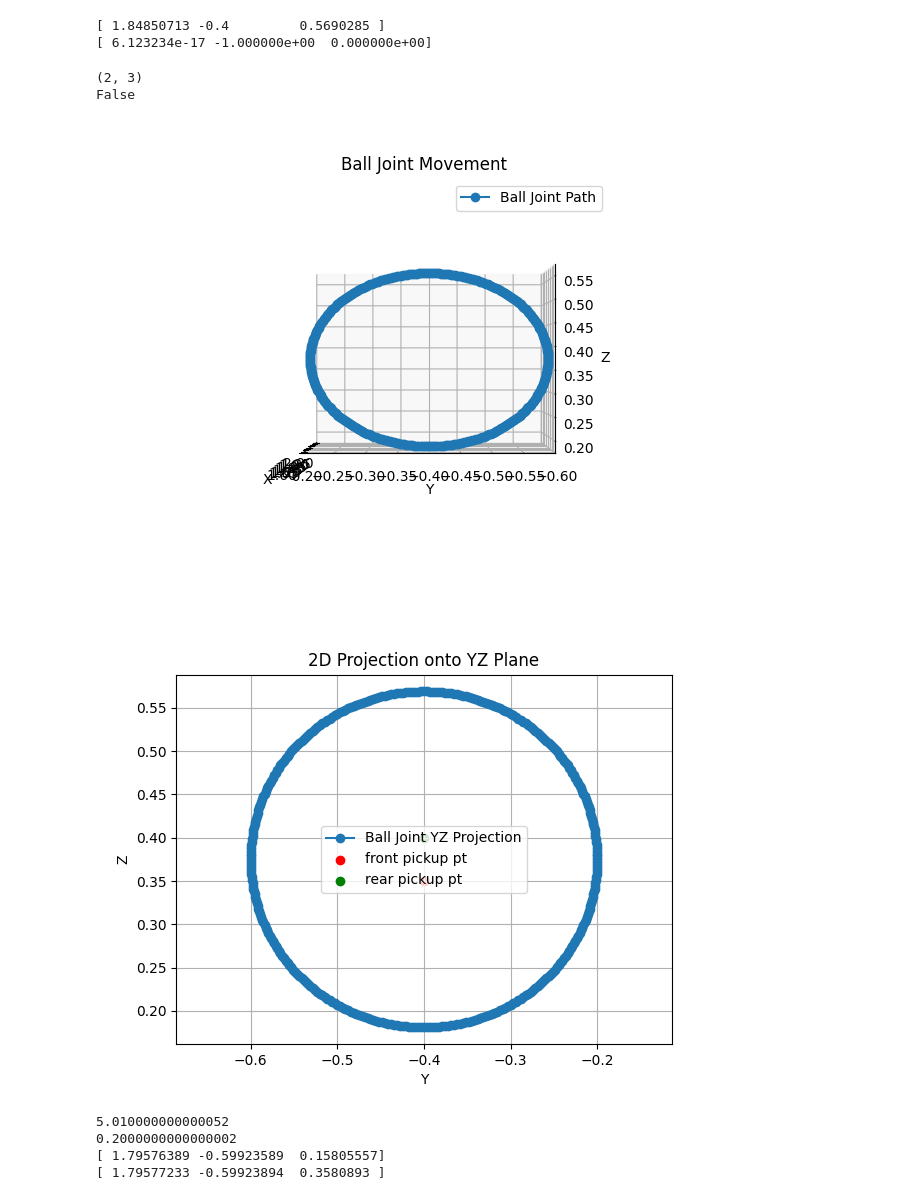
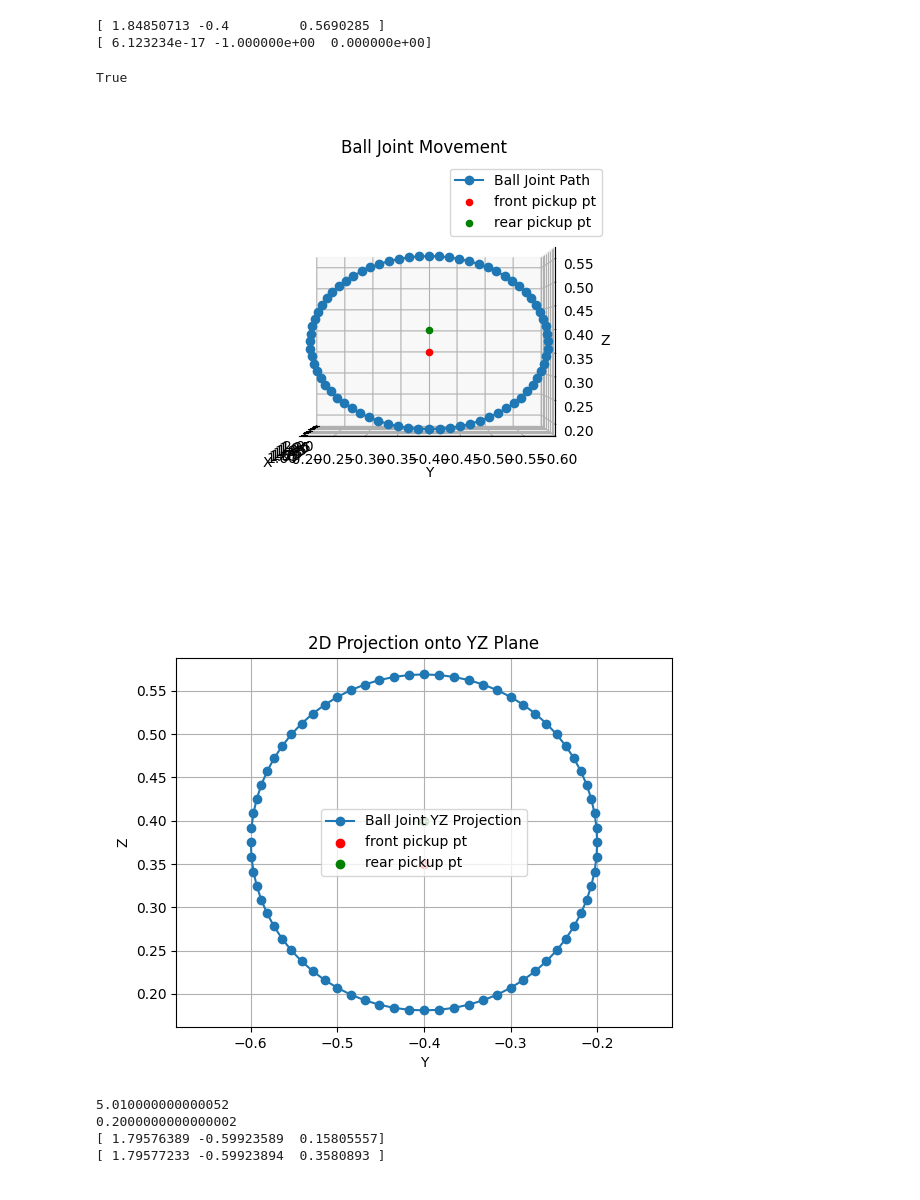
Before and after one commit to Bfoke/Death-Missile, a Jupyter notebook: Kinematics/SingleCorner.ipynb, the cells around one changed output. Saved outputs shown, nothing was run; the diff lists cells and outputs as text; code cells hidden in the pictures.

```diff
--- a/Kinematics/SingleCorner.ipynb
+++ b/Kinematics/SingleCorner.ipynb
@@ -49,7 +43,7 @@ print(test_wishbone.rotation(theta))
 [ 1.84850713 -0.4         0.5690285 ]
 [ 6.123234e-17 -1.000000e+00  0.000000e+00]
 # %%
-dtheta = np.deg2rad(120)
+dtheta = np.deg2rad(5)
 theta_total = 0
 max_angle = np.deg2rad(360)
 steps = int(max_angle / dtheta)
@@ -57,7 +51,7 @@ steps = int(max_angle / dtheta)
 balljoint_pos = np.zeros((steps, 3))
 
 for i in range(steps):
-    balljoint_pos[i] = test_wishbone.rotation(theta_total)
+    balljoint_pos[i] = FR_upper.rotation(theta_total)
     theta_total += dtheta
 # %%
 def is_plane_orthogonal_to_axis(plane_pts, axis_pts, tol=1e-6):
@@ -90,14 +84,13 @@ def is_plane_orthogonal_to_axis(plane_pts, axis_pts, tol=1e-6):
     # Check dot product
     dot_product = np.dot(normal, axis_vec)
 
-    return abs(dot_product) < tol
+    return abs(abs(dot_product) - 1) < tol
 
+# ax = np.array([[0,0,1], [0,0,0]])
 ax = np.array([[1.9,-.4,.35], [1.7,-.4,.4]])
-print(ax.shape)
 print(is_plane_orthogonal_to_axis(balljoint_pos, ax, tol=1e-6))
 # %% [output]
-(2, 3)
-False
+True
 # %%
 fig = plt.figure()
 ax = fig.add_subplot(111, projection='3d')
@@ -109,38 +102,38 @@ z = balljoint_pos[:, 2]
 
 # Plot the points
 ax.plot3D(x, y, z, 'o-', label='Ball Joint Path')  # 'o-' for points connected with lines
-# ax.scatter(FrU1[0], FrU1[1], FrU1[2], color = 'red', label = 'front pickup pt')
-# ax.scatter(FrU2[0], FrU2[1], FrU2[2], color = 'green', label = 'rear pickup pt')
+ax.scatter(FrU1[0], FrU1[1], FrU1[2], color = 'red', label = 'front pickup pt')
+ax.scatter(FrU2[0], FrU2[1], FrU2[2], color = 'green', label = 'rear pickup pt')
 ax.set_xlabel('X')
 ax.set_ylabel('Y')
 ax.set_zlabel('Z')
 ax.set_title('Ball Joint Movement')
 ax.legend()
 # Set the view: positive X into page, -Y to the right, Z up
 ax.view_init(elev=0, azim=180)
 
 # Combine all points for axis range calculation
 all_x = np.concatenate([x, [FrU1[0], FrU2[0]]])
 all_y = np.concatenate([y, [FrU1[1], FrU2[1]]])
 all_z = np.concatenate([z, [FrU1[2], FrU2[2]]])
 
 # Compute ranges and midpoints
 x_range = all_x.max() - all_x.min()
 y_range = all_y.max() - all_y.min()
 z_range = all_z.max() - all_z.min()
 max_range = max(x_range, y_range, z_range)
 
 x_middle = (all_x.max() + all_x.min()) / 2
 y_middle = (all_y.max() + all_y.min()) / 2
 z_middle = (all_z.max() + all_z.min()) / 2
 
 ax.set_xlim(x_middle - max_range/2, x_middle + max_range/2)
 ax.set_ylim(y_middle - max_range/2, y_middle + max_range/2)
 ax.set_zlim(z_middle - max_range/2, z_middle + max_range/2)
 
 plt.show()
 # %% [output]
-[figure, old version]
+[figure, new version]
 # %%
 plt.figure()
 plt.plot(y, z, 'o-', label='Ball Joint YZ Projection')
@@ -154,7 +147,7 @@ plt.axis('equal')  # Optional: keeps aspect ratio equal
 plt.grid(True)
 plt.show()
 # %% [output]
-[figure, old version]
+[figure, new version]
 # %%
 FR_upper = Wishbone(FrU1, FrU2, FrU3)
 FR_lower = Wishbone(FrL1, FrL2, FrL3)
```
Also changed, not shown: parts of 1 cell of this notebook, 1 other file.
